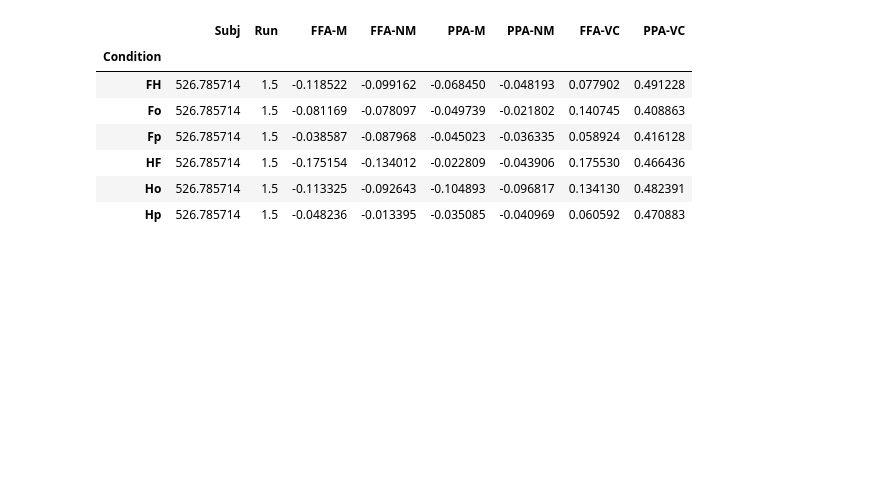
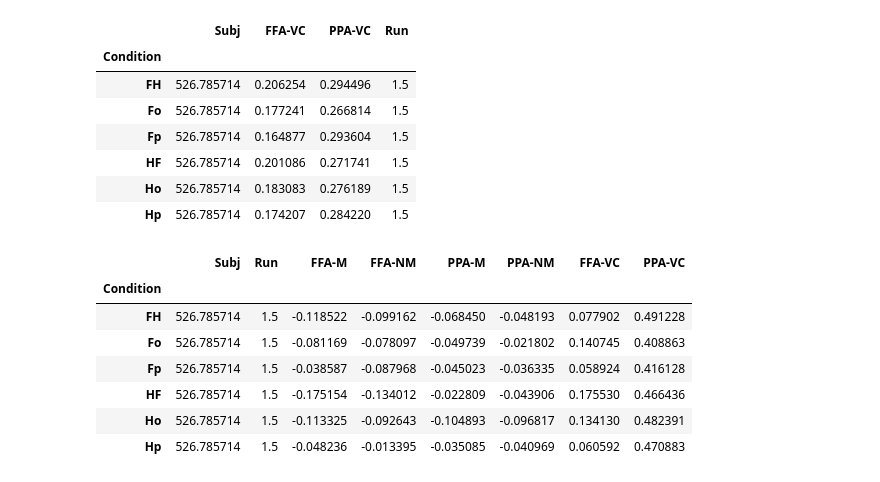
Before and after one commit to kaihwang/TDSigEI, a Jupyter notebook: MTD/Run_MTD.ipynb, the cells around one changed output. Drawn from its saved outputs; the diff is of its cells as text; code cells hidden in the pictures; blank space fills up the shorter version.

```diff
--- a/MTD/Run_MTD.ipynb
+++ b/MTD/Run_MTD.ipynb
@@ -75,4 +76,15 @@ for s, sub in enumerate(Subjects):
                 i = i+1
+# %%
+corr_df.groupby(['Condition','Subj']).mean().reset_index().groupby(['Condition']).mean()
+# %% [output]
+|  | Subj | FFA-VC | PPA-VC | Run |
+| Condition |  |  |  |  |
+| FH | 526.785714 | 0.206254 | 0.294496 | 1.5 |
+| Fo | 526.785714 | 0.177241 | 0.266814 | 1.5 |
+| Fp | 526.785714 | 0.164877 | 0.293604 | 1.5 |
+| HF | 526.785714 | 0.201086 | 0.271741 | 1.5 |
+| Ho | 526.785714 | 0.183083 | 0.276189 | 1.5 |
+| Hp | 526.785714 | 0.174207 | 0.284220 | 1.5 |
 # %%
 corr_df.groupby('Condition').mean()
 # %% [output]
```
Also changed, not shown: parts of 3 cells of this notebook, 10 other files.
